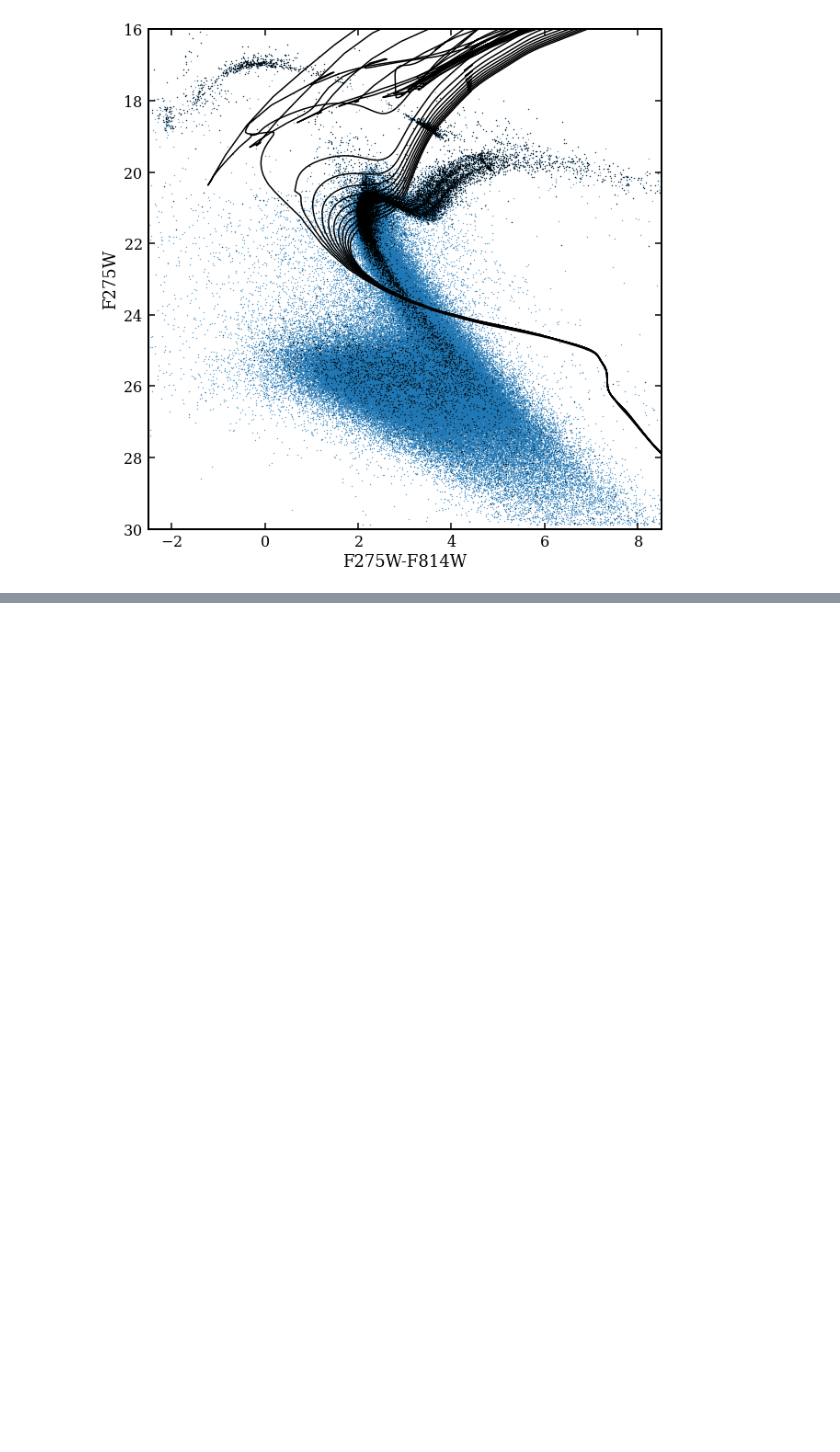
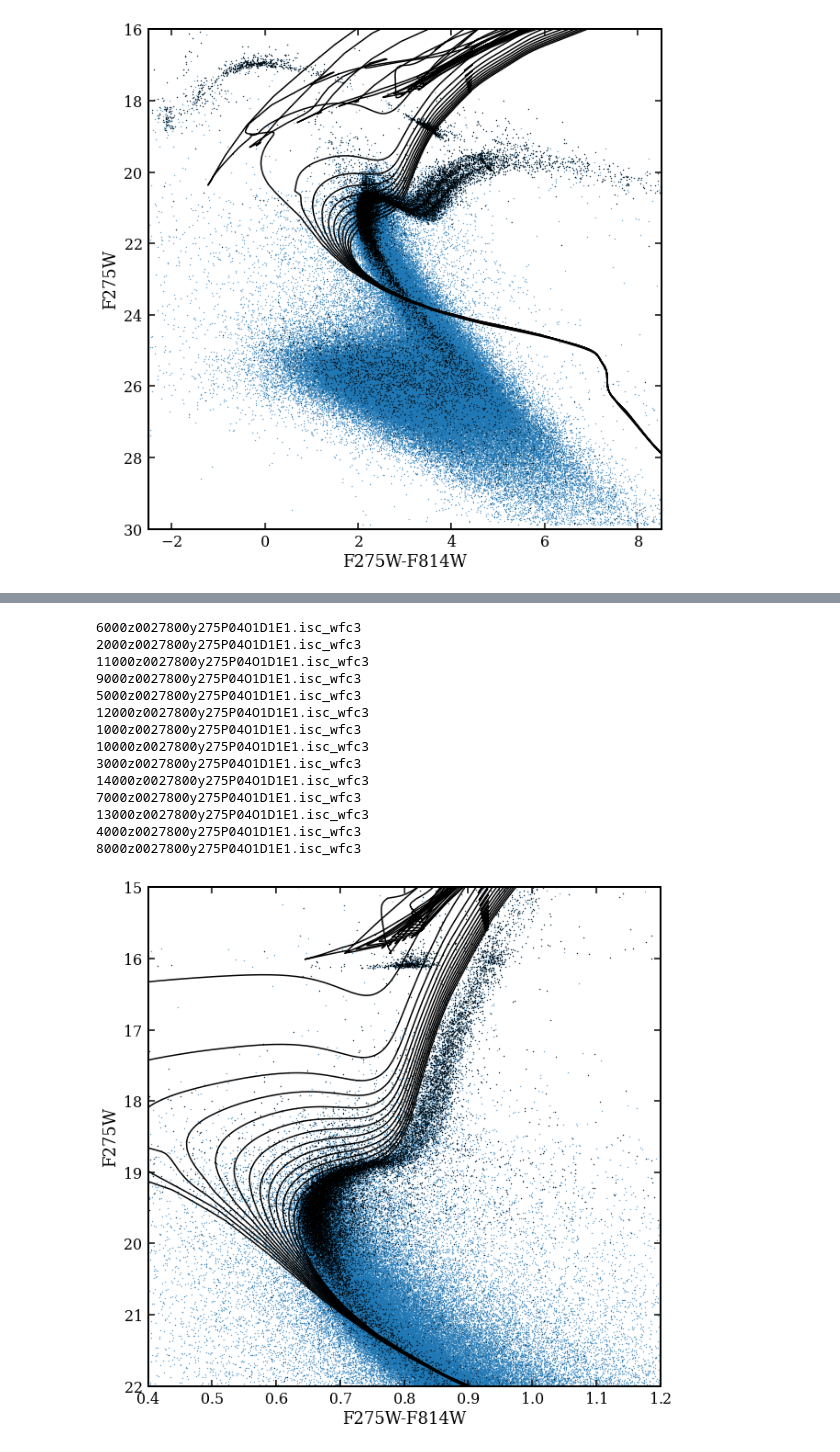
Before and after one commit to AndrewGraus/GC_project_code, a Jupyter notebook: Isochrone_tests.ipynb, the cells around one changed output, grey strips where cells are left out. Cells and saved outputs as stored; diff of their text form; code cells hidden in the pictures; blank space fills up the shorter version.

```diff
--- a/Isochrone_tests.ipynb
+++ b/Isochrone_tests.ipynb
@@ -169,13 +171,13 @@ f = np.loadtxt('./Hugs_photometry/hlsp_hugs_hst_wfc3-uvis-acs-wfc_ngc2808_multi_
 F275 = np.array(f[:,2],dtype=float)
 F336 = np.array(f[:,8],dtype=float)
 F438 = np.array(f[:,14],dtype=float)
-F606 = np.array(f[:,21],dtype=float)
+F606 = np.array(f[:,20],dtype=float)
 F814 = np.array(f[:,26],dtype=float)
 
 F275_RMS = np.array(f[:,3],dtype=float)
 F336_RMS = np.array(f[:,9],dtype=float)
 F438_RMS = np.array(f[:,15],dtype=float)
-F606_RMS = np.array(f[:,22],dtype=float)
+F606_RMS = np.array(f[:,21],dtype=float)
 F814_RMS = np.array(f[:,27],dtype=float)
 
 #now I need to mask out the weird values (photometry set to -99.99999) and stars with
@@ -303,0 +346,42 @@ plt.show()
+# %%
+#In the isochrone fit paper they use f606 and f814 so maybe I should look at that too?
+
+fig1 = figure(1,(10,10))
+
+for basti_file in os.listdir('../Basti_isochrones/FEHm2em3/'):
+    print(basti_file)
+
+    f_basti = np.loadtxt('../Basti_isochrones/FEHm2em3/'+basti_file)
+
+    basti_f275w = f_basti[:,6]
+    basti_f336w = f_basti[:,7]
+    basti_f438w = f_basti[:,9]
+    basti_f606w = f_basti[:,12]
+    basti_f814w = f_basti[:,15]
+
+    plt.plot((basti_f606w-basti_f814w)+0.15, basti_f814w+16,color='k')
+
+plt.scatter(F606_orig-F814_orig,F606_orig,color='C0',s=0.1)
+plt.scatter(F606-F814,F606,color='k',s=0.1)
+#plt.plot(mist_f275w[mask_age]-mist_f814w[mask_age],mist_f275w[mask_age],color='k')
+plt.xlim([0.4,1.2])
+plt.ylim([22,15])
+plt.xlabel('F275W-F814W')
+plt.ylabel('F275W')
+plt.show()
+# %% [output]
+6000z0027800y275P04O1D1E1.isc_wfc3
+2000z0027800y275P04O1D1E1.isc_wfc3
+11000z0027800y275P04O1D1E1.isc_wfc3
+9000z0027800y275P04O1D1E1.isc_wfc3
+5000z0027800y275P04O1D1E1.isc_wfc3
+12000z0027800y275P04O1D1E1.isc_wfc3
+1000z0027800y275P04O1D1E1.isc_wfc3
+10000z0027800y275P04O1D1E1.isc_wfc3
+3000z0027800y275P04O1D1E1.isc_wfc3
+14000z0027800y275P04O1D1E1.isc_wfc3
+7000z0027800y275P04O1D1E1.isc_wfc3
+13000z0027800y275P04O1D1E1.isc_wfc3
+4000z0027800y275P04O1D1E1.isc_wfc3
+8000z0027800y275P04O1D1E1.isc_wfc3
+[figure, added]
```
Also changed, not shown: parts of 15 cells of this notebook.
